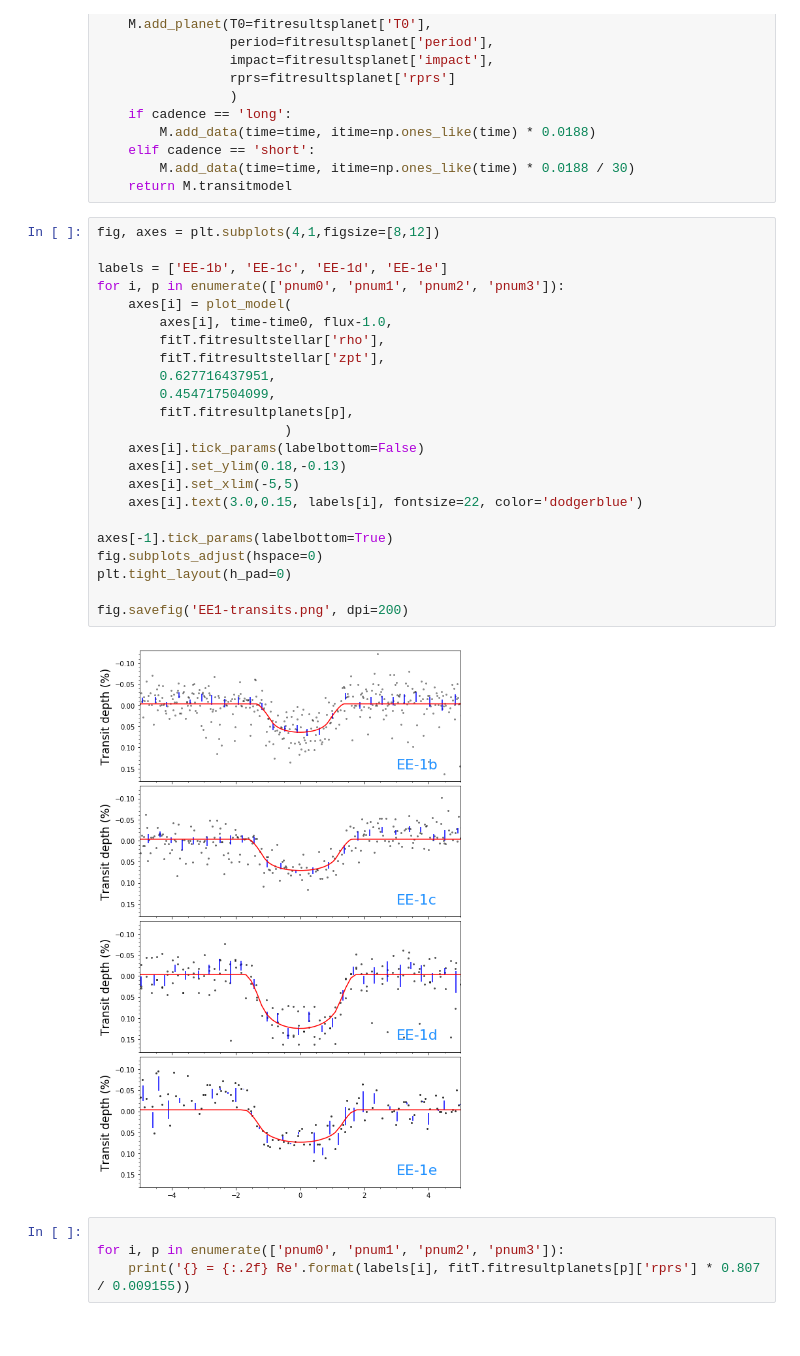
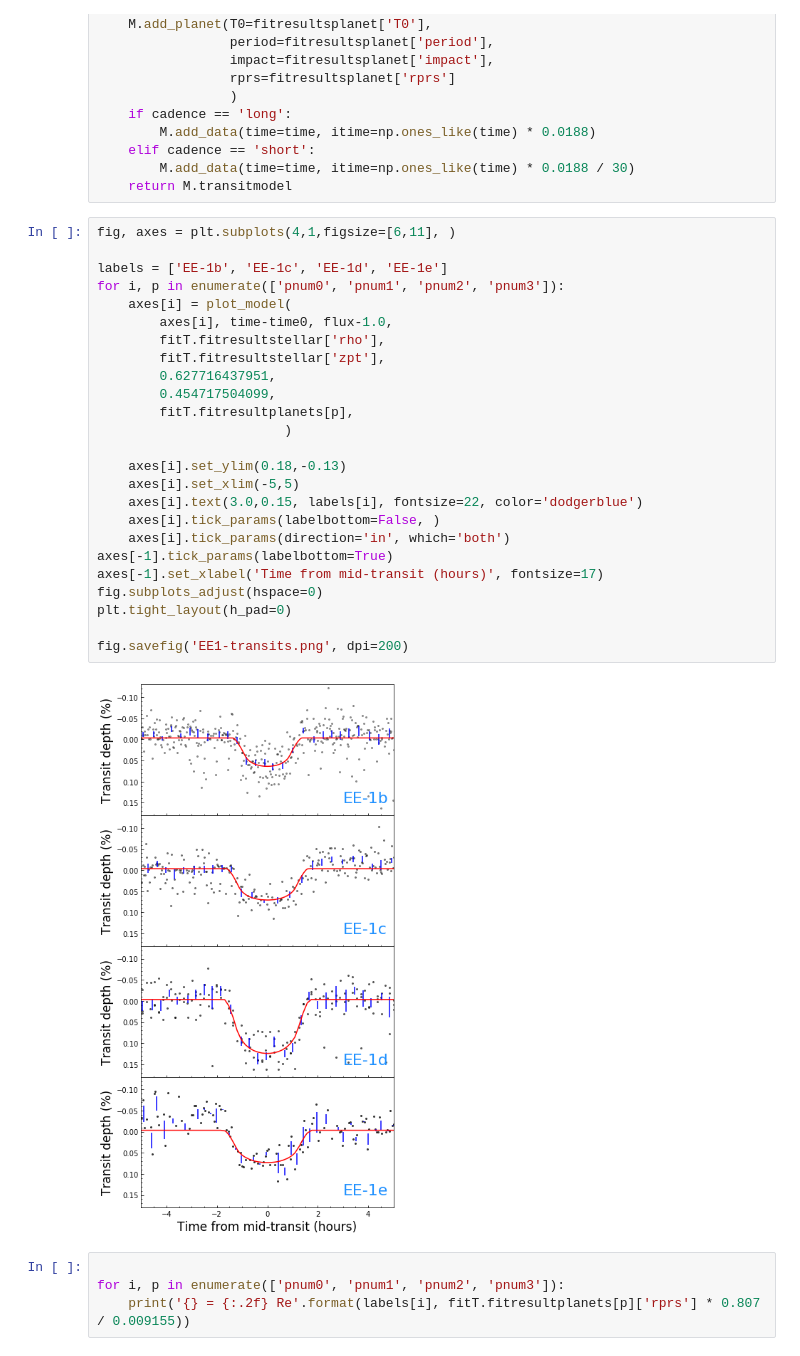
Before and after one commit to mrtommyb/nothinginteresting, a Jupyter notebook: EE1/Untitled.ipynb, the cells around one changed output. Cells and saved outputs as stored; diff of their text form.

Commit message:
updating plot

```diff
--- a/EE1/Untitled.ipynb
+++ b/EE1/Untitled.ipynb
@@ -158,30 +158,32 @@ def model_ktransit(time, rho, zpt, ld1, ld2, fitresultsplanet, cadence):
         M.add_data(time=time, itime=np.ones_like(time) * 0.0188 / 30)
     return M.transitmodel
 # %%
-fig, axes = plt.subplots(4,1,figsize=[8,12])
+fig, axes = plt.subplots(4,1,figsize=[6,11], )
 
 labels = ['EE-1b', 'EE-1c', 'EE-1d', 'EE-1e']
 for i, p in enumerate(['pnum0', 'pnum1', 'pnum2', 'pnum3']):
     axes[i] = plot_model(
         axes[i], time-time0, flux-1.0,
         fitT.fitresultstellar['rho'],
         fitT.fitresultstellar['zpt'],
         0.627716437951,
         0.454717504099,
         fitT.fitresultplanets[p],
                         )
-    axes[i].tick_params(labelbottom=False)
+
     axes[i].set_ylim(0.18,-0.13)
     axes[i].set_xlim(-5,5)
     axes[i].text(3.0,0.15, labels[i], fontsize=22, color='dodgerblue')
-
+    axes[i].tick_params(labelbottom=False, )
+    axes[i].tick_params(direction='in', which='both')
 axes[-1].tick_params(labelbottom=True)
+axes[-1].set_xlabel('Time from mid-transit (hours)', fontsize=17)
 fig.subplots_adjust(hspace=0)
 plt.tight_layout(h_pad=0)
 
 fig.savefig('EE1-transits.png', dpi=200)
 # %% [output]
-[figure, old version]
+[figure, new version]
 # %%
 
 for i, p in enumerate(['pnum0', 'pnum1', 'pnum2', 'pnum3']):
```
Also changed, not shown: parts of 1 cell of this notebook, 1 other file.
